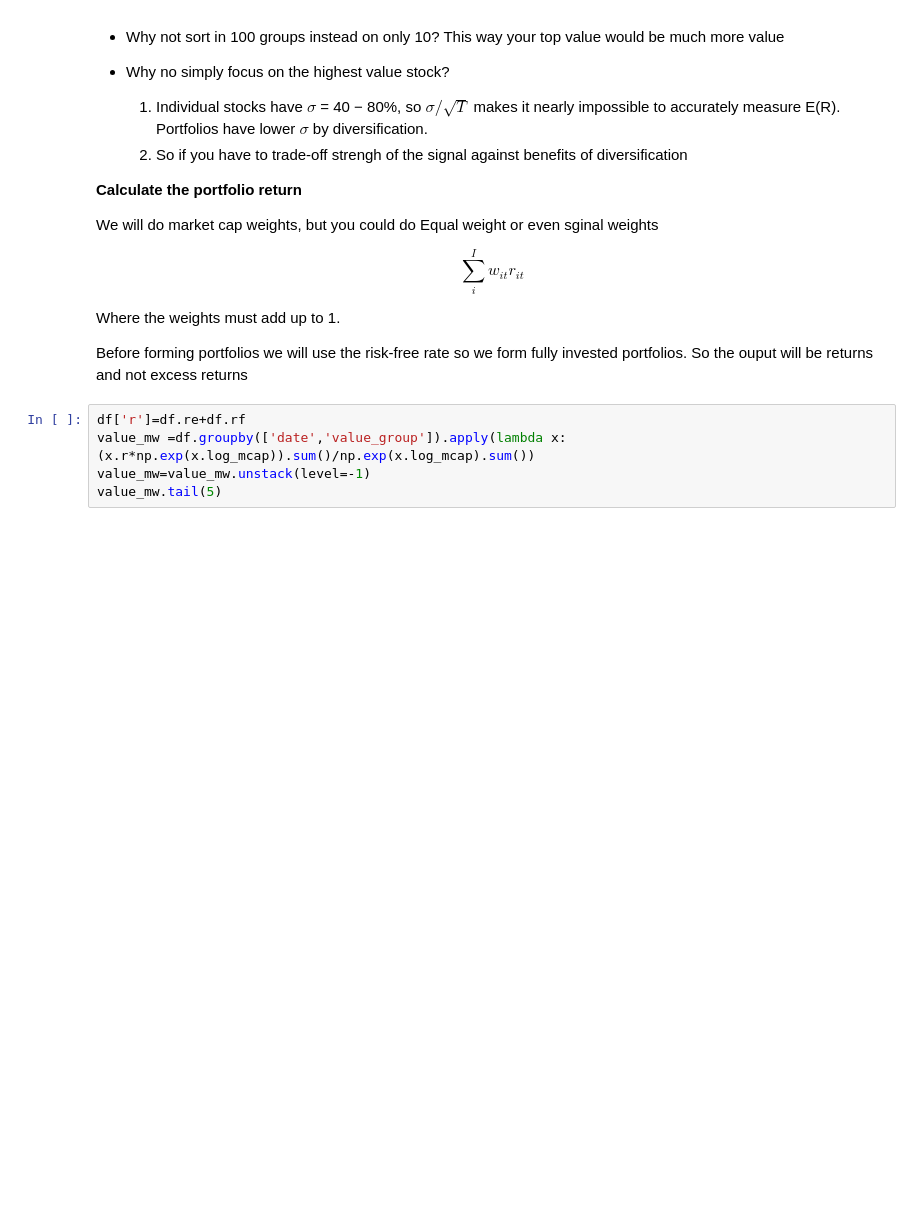
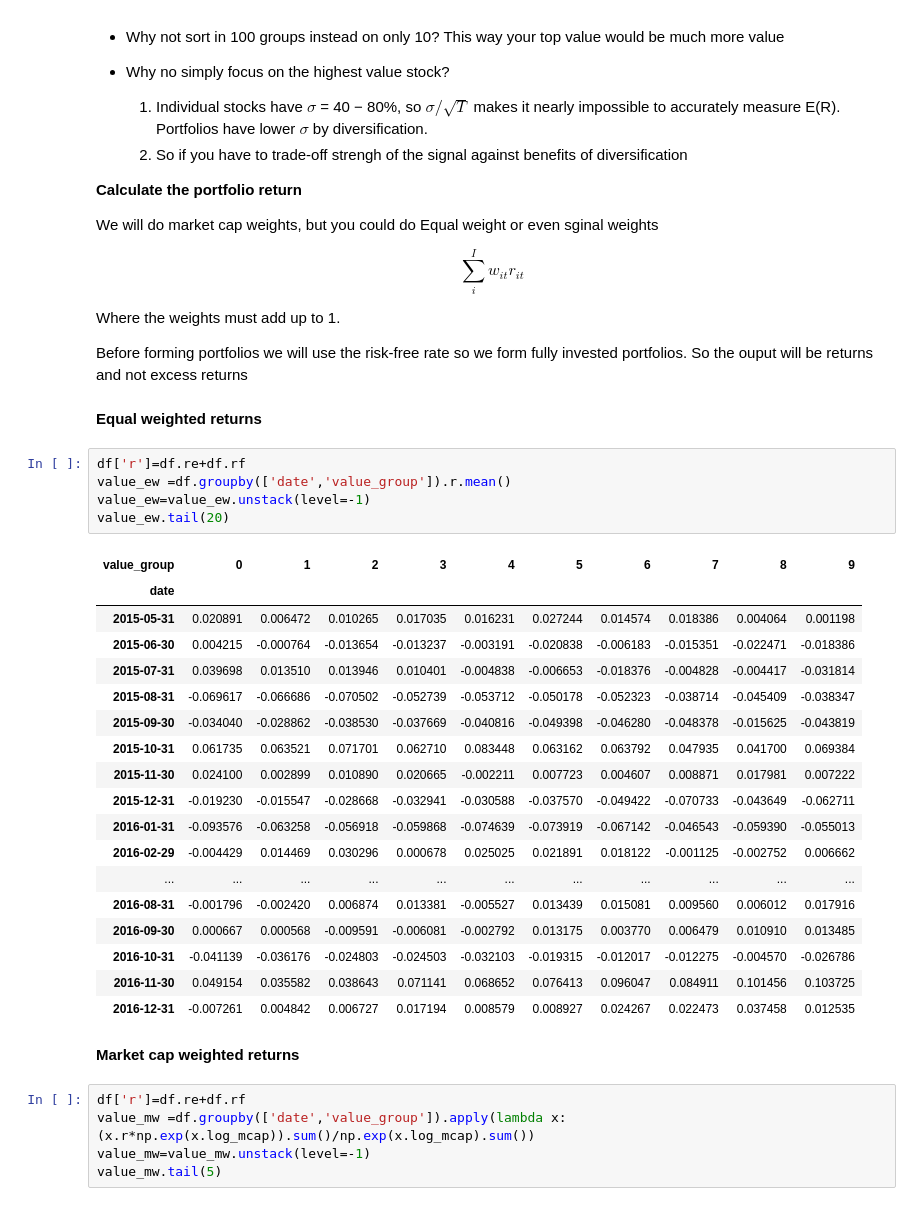
Before and after one commit to amoreira2/Lectures, a Jupyter notebook: chapters/Finance/Valueinvesting.ipynb, the cells around one changed output. Drawn from its saved outputs; the diff is of its cells as text; blank space fills up the shorter version.

```diff
--- a/chapters/Finance/Valueinvesting.ipynb
+++ b/chapters/Finance/Valueinvesting.ipynb
@@ -247,6 +247,34 @@ $$\sum_i^I w_{it} r_{it}$$
 Where the weights must add up to 1.
 
 Before forming portfolios we will use the risk-free rate so we form fully invested portfolios. So the ouput will be returns and not excess returns
+# %% [markdown]
+**Equal weighted returns**
+# %%
+df['r']=df.re+df.rf
+value_ew =df.groupby(['date','value_group']).r.mean()
+value_ew=value_ew.unstack(level=-1)
+value_ew.tail(20)
+# %% [output]
+| value_group | 0 | 1 | 2 | 3 | 4 | 5 | 6 | 7 | 8 | 9 |
+| date |  |  |  |  |  |  |  |  |  |  |
+| 2015-05-31 | 0.020891 | 0.006472 | 0.010265 | 0.017035 | 0.016231 | 0.027244 | 0.014574 | 0.018386 | 0.004064 | 0.001198 |
+| 2015-06-30 | 0.004215 | -0.000764 | -0.013654 | -0.013237 | -0.003191 | -0.020838 | -0.006183 | -0.015351 | -0.022471 | -0.018386 |
+| 2015-07-31 | 0.039698 | 0.013510 | 0.013946 | 0.010401 | -0.004838 | -0.006653 | -0.018376 | -0.004828 | -0.004417 | -0.031814 |
+| 2015-08-31 | -0.069617 | -0.066686 | -0.070502 | -0.052739 | -0.053712 | -0.050178 | -0.052323 | -0.038714 | -0.045409 | -0.038347 |
+| 2015-09-30 | -0.034040 | -0.028862 | -0.038530 | -0.037669 | -0.040816 | -0.049398 | -0.046280 | -0.048378 | -0.015625 | -0.043819 |
+| 2015-10-31 | 0.061735 | 0.063521 | 0.071701 | 0.062710 | 0.083448 | 0.063162 | 0.063792 | 0.047935 | 0.041700 | 0.069384 |
+| 2015-11-30 | 0.024100 | 0.002899 | 0.010890 | 0.020665 | -0.002211 | 0.007723 | 0.004607 | 0.008871 | 0.017981 | 0.007222 |
+| 2015-12-31 | -0.019230 | -0.015547 | -0.028668 | -0.032941 | -0.030588 | -0.037570 | -0.049422 | -0.070733 | -0.043649 | -0.062711 |
+| 2016-01-31 | -0.093576 | -0.063258 | -0.056918 | -0.059868 | -0.074639 | -0.073919 | -0.067142 | -0.046543 | -0.059390 | -0.055013 |
+| 2016-02-29 | -0.004429 | 0.014469 | 0.030296 | 0.000678 | 0.025025 | 0.021891 | 0.018122 | -0.001125 | -0.002752 | 0.006662 |
+| ... | ... | ... | ... | ... | ... | ... | ... | ... | ... | ... |
+| 2016-08-31 | -0.001796 | -0.002420 | 0.006874 | 0.013381 | -0.005527 | 0.013439 | 0.015081 | 0.009560 | 0.006012 | 0.017916 |
+| 2016-09-30 | 0.000667 | 0.000568 | -0.009591 | -0.006081 | -0.002792 | 0.013175 | 0.003770 | 0.006479 | 0.010910 | 0.013485 |
+| 2016-10-31 | -0.041139 | -0.036176 | -0.024803 | -0.024503 | -0.032103 | -0.019315 | -0.012017 | -0.012275 | -0.004570 | -0.026786 |
+| 2016-11-30 | 0.049154 | 0.035582 | 0.038643 | 0.071141 | 0.068652 | 0.076413 | 0.096047 | 0.084911 | 0.101456 | 0.103725 |
+| 2016-12-31 | -0.007261 | 0.004842 | 0.006727 | 0.017194 | 0.008579 | 0.008927 | 0.024267 | 0.022473 | 0.037458 | 0.012535 |
+# %% [markdown]
+**Market cap weighted returns**
 # %%
 df['r']=df.re+df.rf
 value_mw =df.groupby(['date','value_group']).apply(lambda x:(x.r*np.exp(x.log_mcap)).sum()/np.exp(x.log_mcap).sum())
```
Also changed, not shown: parts of 8 cells of this notebook.
